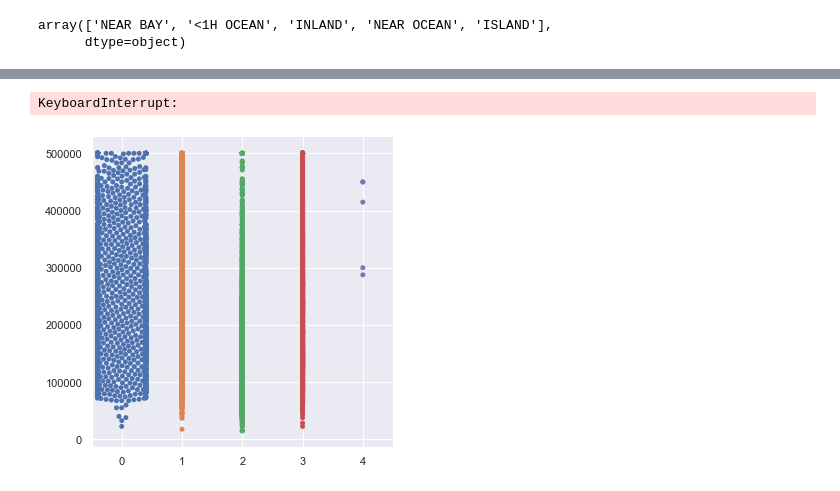
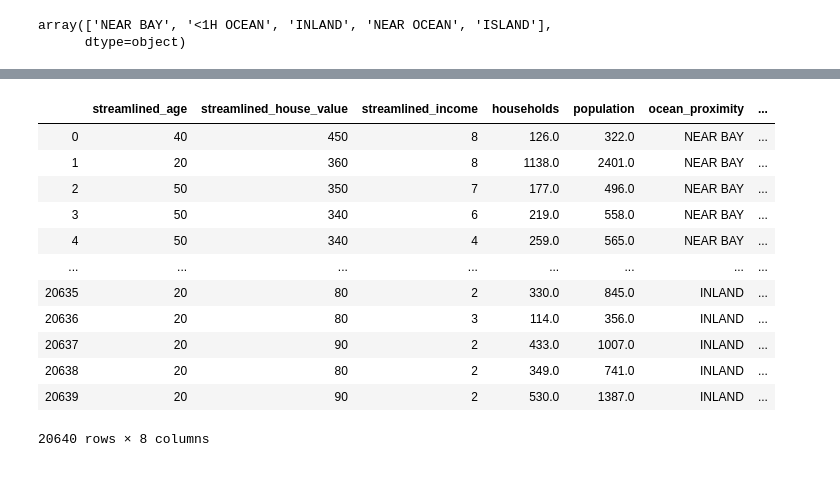
Before and after one commit to jandrew752/AirBUpdates, a Jupyter notebook: CaliforniaHousingPrices.ipynb, the cells around one changed output, grey strips where cells are left out. Cells and saved outputs as stored; diff of their text form; code cells hidden in the pictures.

```diff
--- a/CaliforniaHousingPrices.ipynb
+++ b/CaliforniaHousingPrices.ipynb
@@ -108,5 +98,38 @@ chp
-# %%
-sns.catplot(x="encoded_ocean_proximity", y="median_house_value", data=chp, kind="swarm")
-# %% [output]
-KeyboardInterrupt:
-[figure, removed]
+# %%
+ageList = []
+for x in chp.housing_median_age:
+    ageList.append(round(x/10)*10)
+roundedCHP = pd.DataFrame({'streamlined_age': ageList})
+
+
+valueList = []
+for x in chp.median_house_value:
+    valueList.append(round(x/10000)*10)
+roundedCHP['streamlined_house_value'] = pd.DataFrame({'streamlined_house_value': valueList})
+
+incomeList = []
+for x in chp.median_income:
+    incomeList.append(round(x))
+roundedCHP['streamlined_income'] = pd.DataFrame({'streamlined_income': incomeList})
+
+roundedCHP['households'] = chp.households
+roundedCHP['population'] = chp.population
+roundedCHP['ocean_proximity'] = chp.ocean_proximity
+roundedCHP['total_rooms'] = chp.total_rooms
+roundedCHP['total_bedrooms'] = chp.total_bedrooms
+
+roundedCHP
+# %% [output]
+|  | streamlined_age | streamlined_house_value | streamlined_income | households | population | ocean_proximity | ... |
+| 0 | 40 | 450 | 8 | 126.0 | 322.0 | NEAR BAY | ... |
+| 1 | 20 | 360 | 8 | 1138.0 | 2401.0 | NEAR BAY | ... |
+| 2 | 50 | 350 | 7 | 177.0 | 496.0 | NEAR BAY | ... |
+| 3 | 50 | 340 | 6 | 219.0 | 558.0 | NEAR BAY | ... |
+| 4 | 50 | 340 | 4 | 259.0 | 565.0 | NEAR BAY | ... |
+| ... | ... | ... | ... | ... | ... | ... | ... |
+| 20635 | 20 | 80 | 2 | 330.0 | 845.0 | INLAND | ... |
+| 20636 | 20 | 80 | 3 | 114.0 | 356.0 | INLAND | ... |
+| 20637 | 20 | 90 | 2 | 433.0 | 1007.0 | INLAND | ... |
+| 20638 | 20 | 80 | 2 | 349.0 | 741.0 | INLAND | ... |
+| 20639 | 20 | 90 | 2 | 530.0 | 1387.0 | INLAND | ... |
+20640 rows × 8 columns
```
Also changed, not shown: parts of 9 cells of this notebook.
